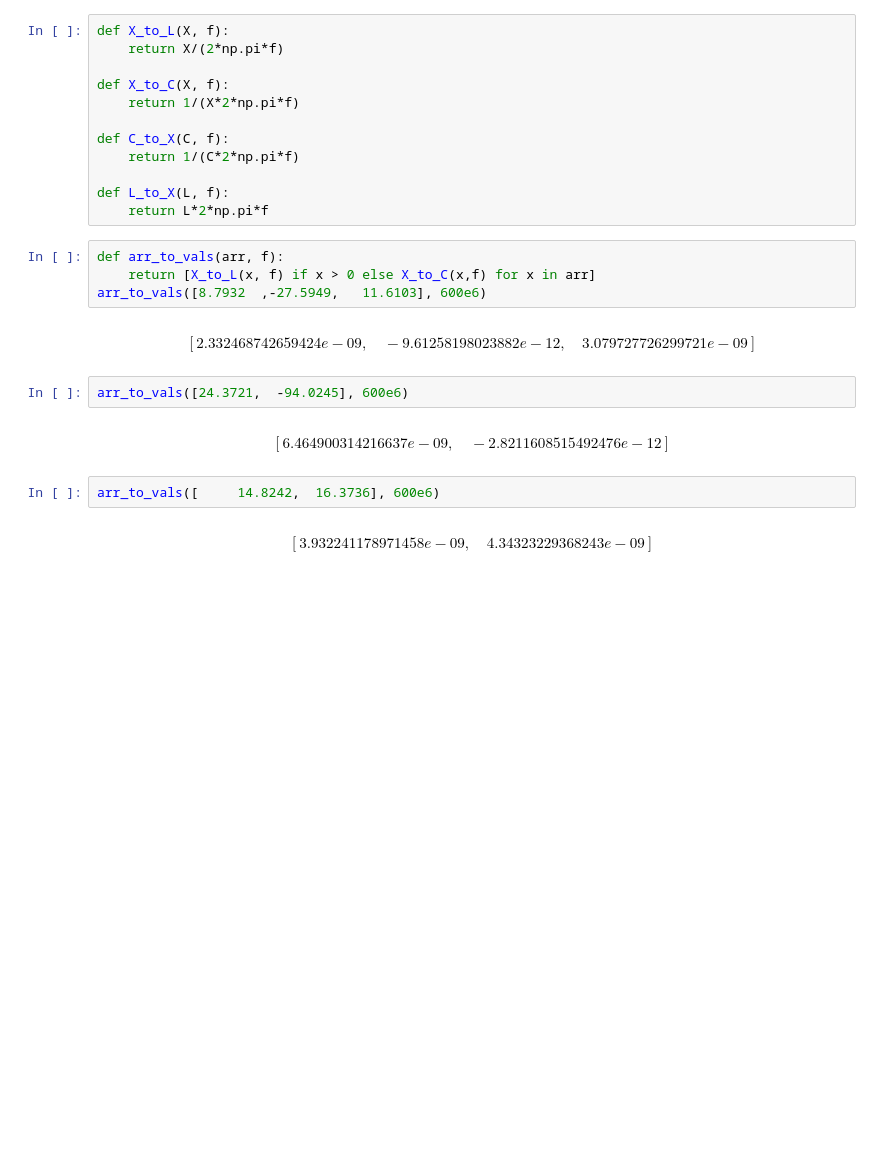
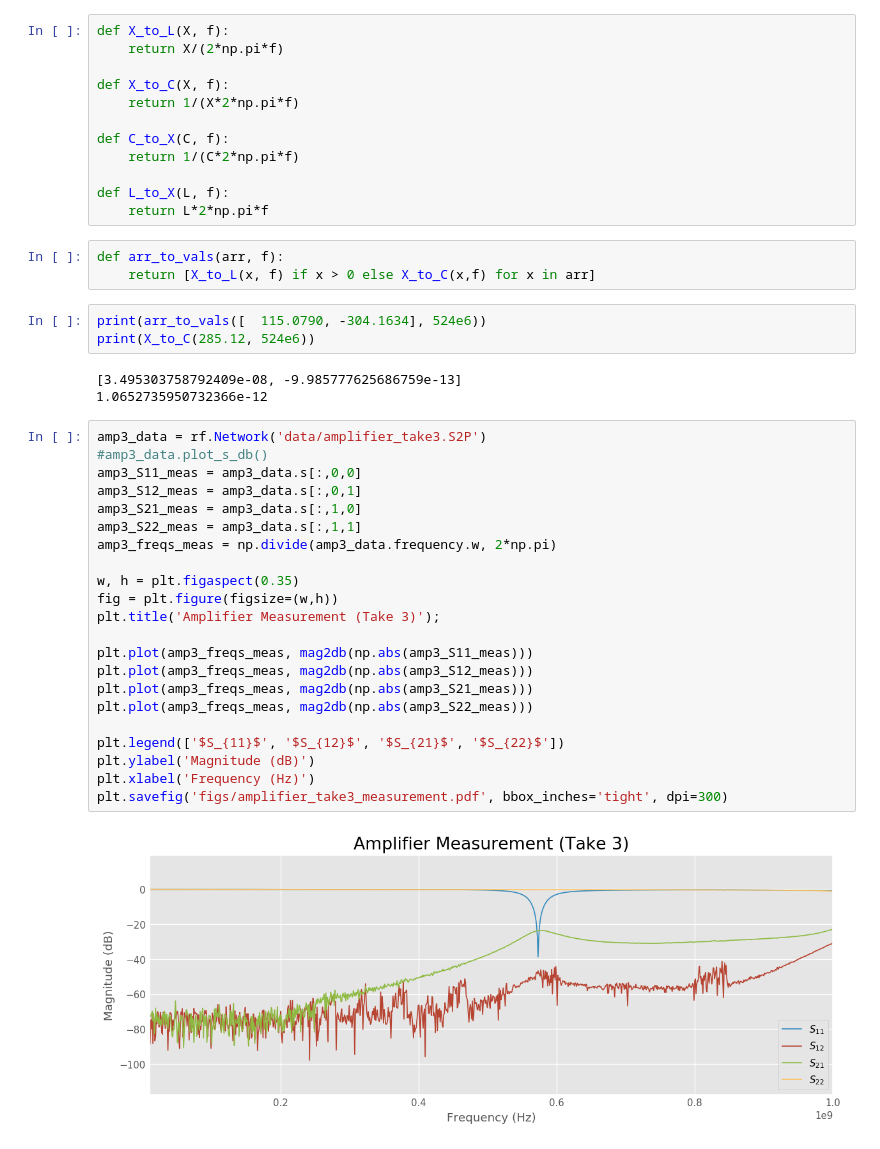
Before and after one commit to vighneshiyer/ee142_labs, a Jupyter notebook: lab3/lab3_notebook.ipynb, the cells around one changed output. Saved outputs shown, nothing was run; the diff lists cells and outputs as text; blank space fills up the shorter version.

```diff
--- a/lab3/lab3_notebook.ipynb
+++ b/lab3/lab3_notebook.ipynb
@@ -255,14 +255,33 @@ def L_to_X(L, f):
 # %%
 def arr_to_vals(arr, f):
     return [X_to_L(x, f) if x > 0 else X_to_C(x,f) for x in arr]
-arr_to_vals([8.7932  ,-27.5949,   11.6103], 600e6)
-# %% [output]
-$$\left [ 2.332468742659424e-09, \quad -9.61258198023882e-12, \quad 3.079727726299721e-09\right ]$$
-# %%
-arr_to_vals([24.3721,  -94.0245], 600e6)
-# %% [output]
-$$\left [ 6.464900314216637e-09, \quad -2.8211608515492476e-12\right ]$$
-# %%
-arr_to_vals([     14.8242,  16.3736], 600e6)
-# %% [output]
-$$\left [ 3.932241178971458e-09, \quad 4.34323229368243e-09\right ]$$
+# %%
+print(arr_to_vals([  115.0790, -304.1634], 524e6))
+print(X_to_C(285.12, 524e6))
+# %% [output]
+[3.495303758792409e-08, -9.985777625686759e-13]
+1.0652735950732366e-12
+# %%
+amp3_data = rf.Network('data/amplifier_take3.S2P')
+#amp3_data.plot_s_db()
+amp3_S11_meas = amp3_data.s[:,0,0]
+amp3_S12_meas = amp3_data.s[:,0,1]
+amp3_S21_meas = amp3_data.s[:,1,0]
+amp3_S22_meas = amp3_data.s[:,1,1]
+amp3_freqs_meas = np.divide(amp3_data.frequency.w, 2*np.pi)
+
+w, h = plt.figaspect(0.35)
+fig = plt.figure(figsize=(w,h))
+plt.title('Amplifier Measurement (Take 3)');
+
+plt.plot(amp3_freqs_meas, mag2db(np.abs(amp3_S11_meas)))
+plt.plot(amp3_freqs_meas, mag2db(np.abs(amp3_S12_meas)))
+plt.plot(amp3_freqs_meas, mag2db(np.abs(amp3_S21_meas)))
+plt.plot(amp3_freqs_meas, mag2db(np.abs(amp3_S22_meas)))
+
+plt.legend(['$S_{11}$', '$S_{12}$', '$S_{21}$', '$S_{22}$'])
+plt.ylabel('Magnitude (dB)')
+plt.xlabel('Frequency (Hz)')
+plt.savefig('figs/amplifier_take3_measurement.pdf', bbox_inches='tight', dpi=300)
+# %% [output]
+[figure, added]
```
Also changed, not shown: 6 other files.
